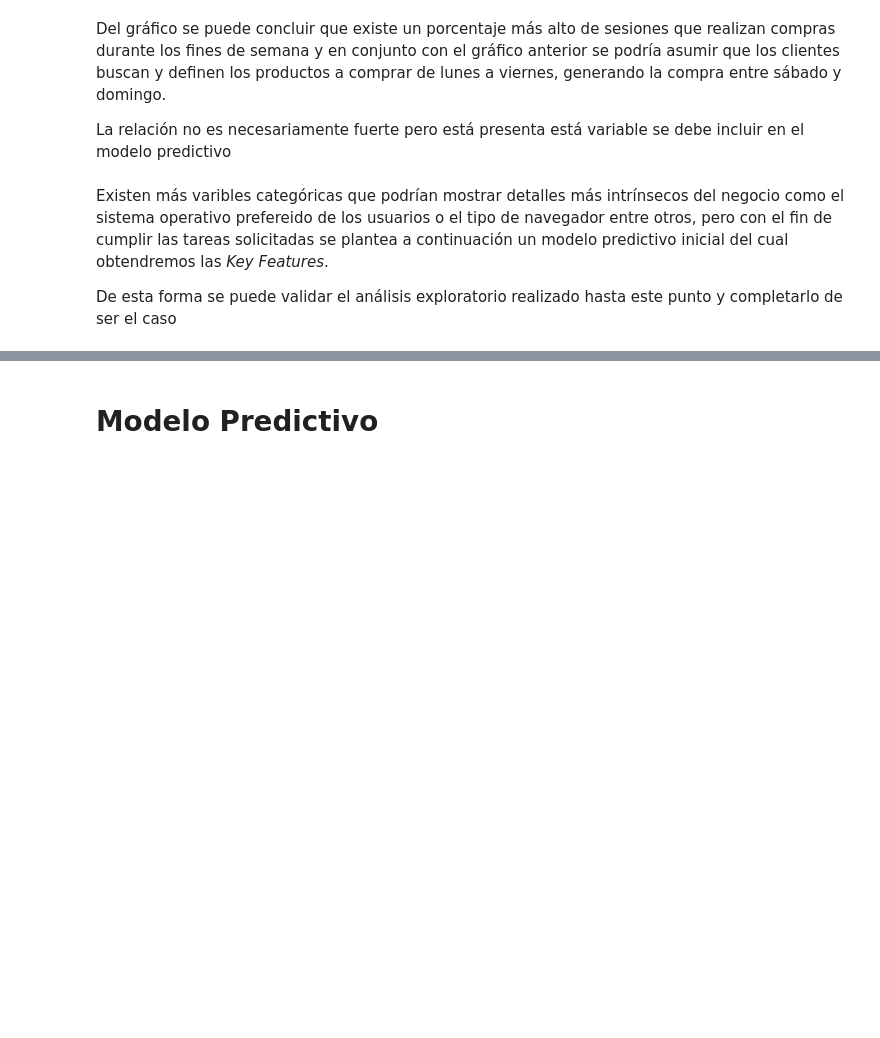
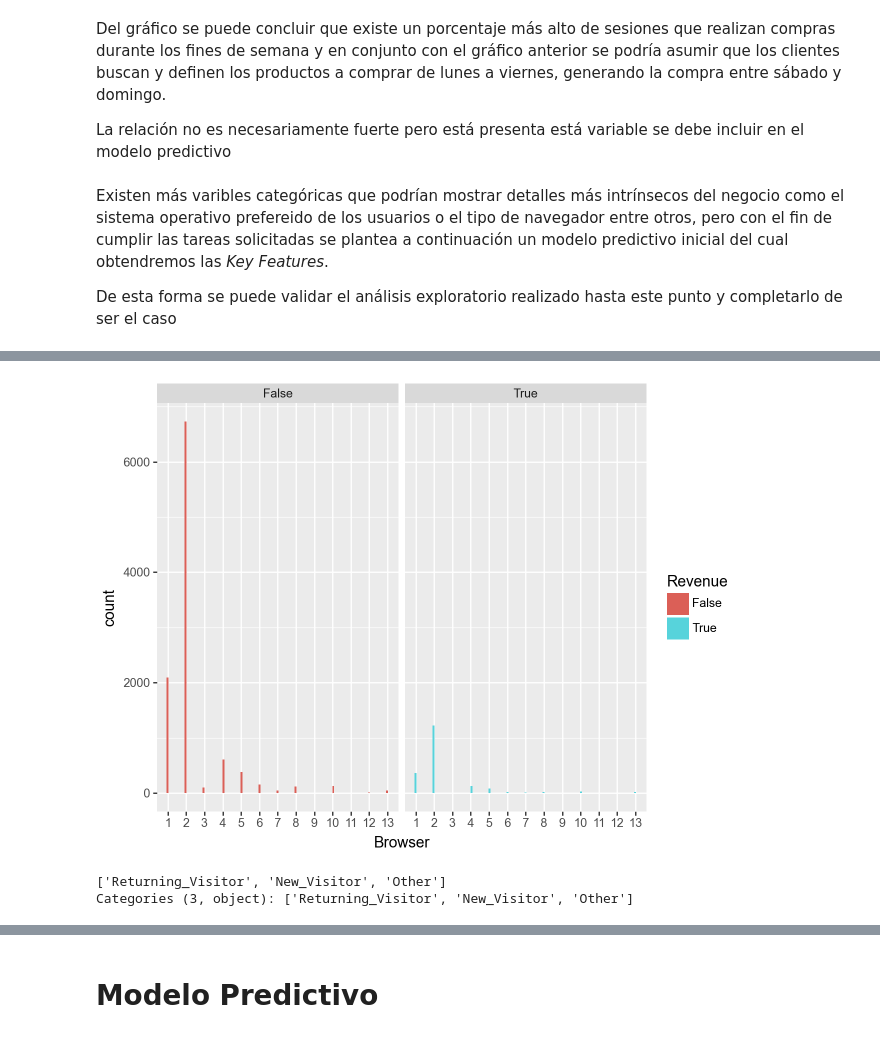
Before and after one commit to AEEM1993/DS_CasoPractico_MOD8, a Jupyter notebook: CASO_PRACTICO.ipynb, the cells around one changed output, grey strips where cells are left out. Cells and saved outputs as stored; diff of their text form; code cells hidden in the pictures; blank space fills up the shorter version.

Commit message:
avances de histograma en analisis exploratorio

```diff
--- a/CASO_PRACTICO.ipynb
+++ b/CASO_PRACTICO.ipynb
@@ -15,7 +15,8 @@ pd.set_option('display.max_columns', None)
 pd.set_option('display.max_rows', 20)
 import seaborn as sns
 import matplotlib.pyplot as plt
-sns.set(style="whitegrid")
+from plotnine import *
+# sns.set(style="whitegrid")
 # %% [markdown]
 # Carga
 # %%
@@ -481,0 +501,13 @@ De esta forma se puede validar el análisis exploratorio realizado hasta este pu
+# %%
+(
+    ggplot(df_data) +
+    geom_histogram(mapping= aes("Browser", fill = "Revenue")) +
+    facet_wrap("~Revenue")
+)
+# %% [output]
+[figure, added]
+# %%
+df_data["VisitorType"].unique()
+# %% [output]
+['Returning_Visitor', 'New_Visitor', 'Other']
+Categories (3, object): ['Returning_Visitor', 'New_Visitor', 'Other']
```
Also changed, not shown: parts of 7 cells of this notebook.
